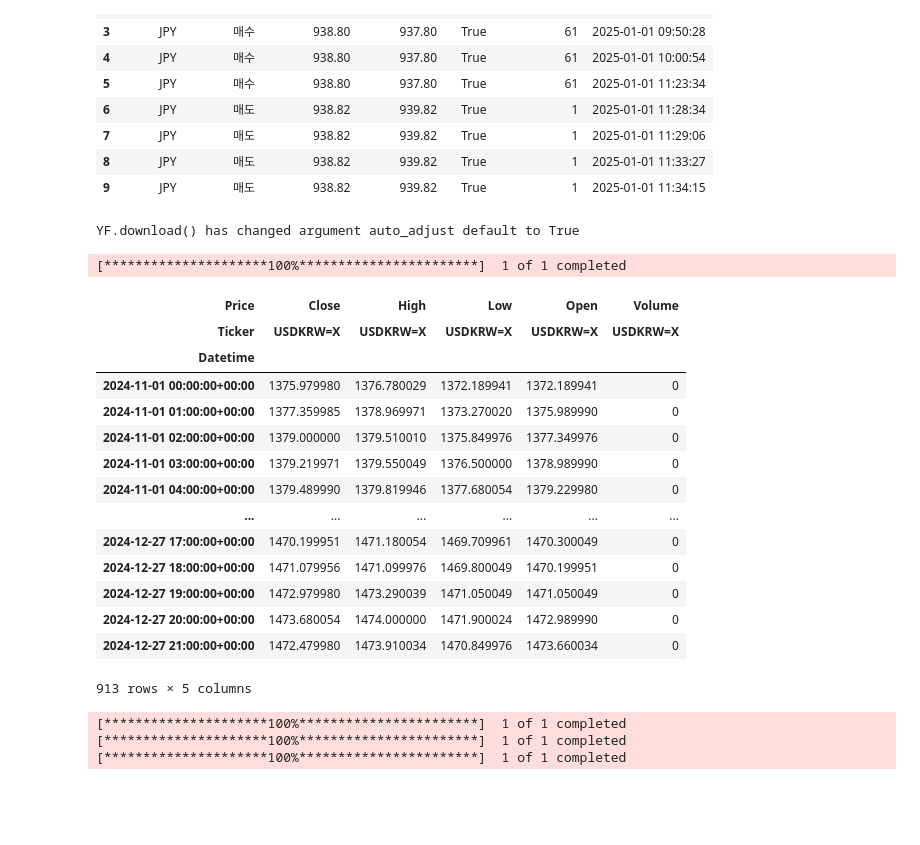
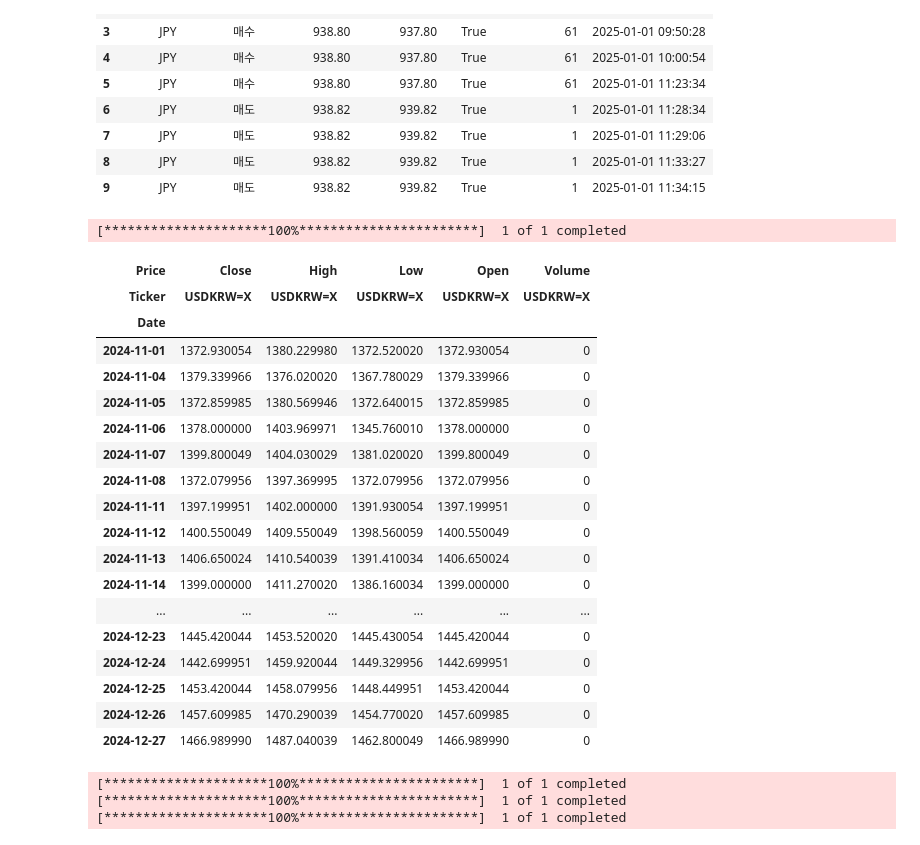
Before and after one commit to PlutoJoshua/profit_analysis, a Jupyter notebook: test.ipynb, the cells around one changed output. Drawn from its saved outputs; the diff is of its cells as text; code cells hidden in the pictures; blank space fills up the shorter version.

```diff
--- a/test.ipynb
+++ b/test.ipynb
@@ -759,26 +759,29 @@ USD      매도            492
 # %%
 import yfinance as yf
 
-data = yf.download('USDKRW=X', start='2024-11-01', end='2024-12-30', interval="1h")
+data = yf.download('USDKRW=X', start='2024-11-01', end='2024-12-30')
 data
 # %% [output]
-YF.download() has changed argument auto_adjust default to True
+[*********************100%***********************]  1 of 1 completed
-[*********************100%***********************]  1 of 1 completed
 | Price | Close | High | Low | Open | Volume |
 | Ticker | USDKRW=X | USDKRW=X | USDKRW=X | USDKRW=X | USDKRW=X |
-| Datetime |  |  |  |  |  |
-| 2024-11-01 00:00:00+00:00 | 1375.979980 | 1376.780029 | 1372.189941 | 1372.189941 | 0 |
-| 2024-11-01 01:00:00+00:00 | 1377.359985 | 1378.969971 | 1373.270020 | 1375.989990 | 0 |
-| 2024-11-01 02:00:00+00:00 | 1379.000000 | 1379.510010 | 1375.849976 | 1377.349976 | 0 |
-| 2024-11-01 03:00:00+00:00 | 1379.219971 | 1379.550049 | 1376.500000 | 1378.989990 | 0 |
-| 2024-11-01 04:00:00+00:00 | 1379.489990 | 1379.819946 | 1377.680054 | 1379.229980 | 0 |
+| Date |  |  |  |  |  |
+| 2024-11-01 | 1372.930054 | 1380.229980 | 1372.520020 | 1372.930054 | 0 |
+| 2024-11-04 | 1379.339966 | 1376.020020 | 1367.780029 | 1379.339966 | 0 |
+| 2024-11-05 | 1372.859985 | 1380.569946 | 1372.640015 | 1372.859985 | 0 |
+| 2024-11-06 | 1378.000000 | 1403.969971 | 1345.760010 | 1378.000000 | 0 |
+| 2024-11-07 | 1399.800049 | 1404.030029 | 1381.020020 | 1399.800049 | 0 |
+| 2024-11-08 | 1372.079956 | 1397.369995 | 1372.079956 | 1372.079956 | 0 |
+| 2024-11-11 | 1397.199951 | 1402.000000 | 1391.930054 | 1397.199951 | 0 |
+| 2024-11-12 | 1400.550049 | 1409.550049 | 1398.560059 | 1400.550049 | 0 |
+| 2024-11-13 | 1406.650024 | 1410.540039 | 1391.410034 | 1406.650024 | 0 |
+| 2024-11-14 | 1399.000000 | 1411.270020 | 1386.160034 | 1399.000000 | 0 |
 | ... | ... | ... | ... | ... | ... |
-| 2024-12-27 17:00:00+00:00 | 1470.199951 | 1471.180054 | 1469.709961 | 1470.300049 | 0 |
-| 2024-12-27 18:00:00+00:00 | 1471.079956 | 1471.099976 | 1469.800049 | 1470.199951 | 0 |
-| 2024-12-27 19:00:00+00:00 | 1472.979980 | 1473.290039 | 1471.050049 | 1471.050049 | 0 |
-| 2024-12-27 20:00:00+00:00 | 1473.680054 | 1474.000000 | 1471.900024 | 1472.989990 | 0 |
-| 2024-12-27 21:00:00+00:00 | 1472.479980 | 1473.910034 | 1470.849976 | 1473.660034 | 0 |
+| 2024-12-23 | 1445.420044 | 1453.520020 | 1445.430054 | 1445.420044 | 0 |
+| 2024-12-24 | 1442.699951 | 1459.920044 | 1449.329956 | 1442.699951 | 0 |
+| 2024-12-25 | 1453.420044 | 1458.079956 | 1448.449951 | 1453.420044 | 0 |
+| 2024-12-26 | 1457.609985 | 1470.290039 | 1454.770020 | 1457.609985 | 0 |
+| 2024-12-27 | 1466.989990 | 1487.040039 | 1462.800049 | 1466.989990 | 0 |
-913 rows × 5 columns
 # %%
 start_date = '2024-08-01'
 end_date = '2025-02-28'
```
Also changed, not shown: parts of 5 cells of this notebook, 2 other files.
